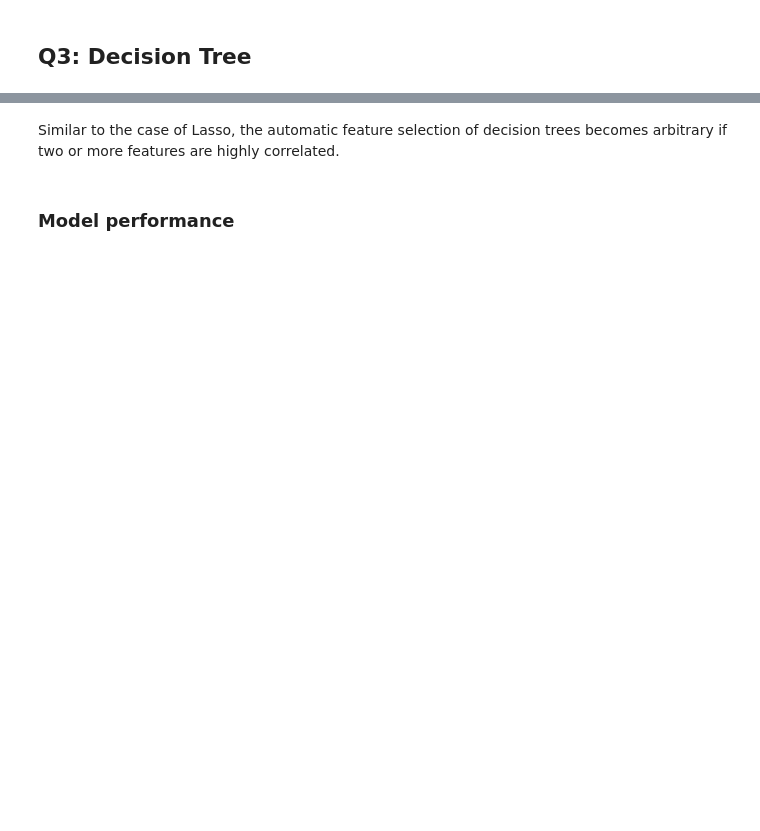
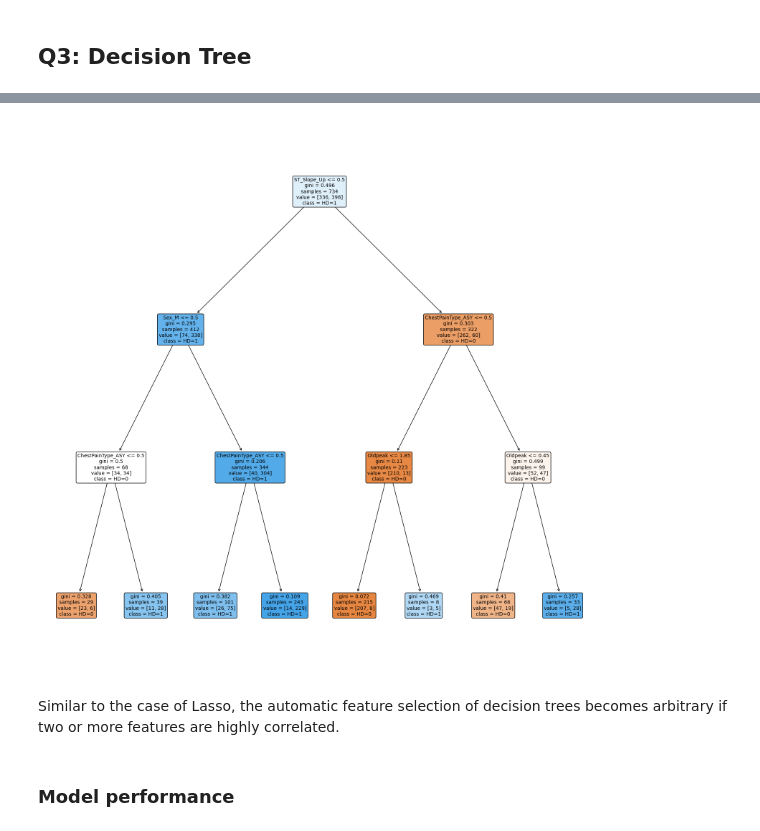
Before and after one commit to nmamie/ML4H_Project1, a Jupyter notebook: ML4H_Project1_Task1_Nici.ipynb, the cells around one changed output, grey strips where cells are left out. Drawn from its saved outputs; the diff is of its cells as text; code cells hidden in the pictures; blank space fills up the shorter version.

```diff
--- a/ML4H_Project1_Task1_Nici.ipynb
+++ b/ML4H_Project1_Task1_Nici.ipynb
@@ -491,10 +593,12 @@ plt.title("Feature Importance Scores (Gini): Decision Tree")
 # %%
 ## inspect tree structure
 from sklearn.tree import plot_tree
 
 plt.figure(figsize=(20, 20))
-plot_tree(opt_tree, feature_names=ft_names, class_names=["HD=0", "HD=1"],
+plot_tree(opt_tree, feature_names=dummy_ft_names, class_names=["HD=0", "HD=1"],
           rounded=True, filled=True)
+# %% [output]
+[figure, added]
 # %% [markdown]
 Similar to the case of Lasso, the automatic feature selection of decision trees becomes arbitrary if two or more features are highly correlated.
 # %% [markdown]
```
Also changed, not shown: parts of 47 cells of this notebook.
